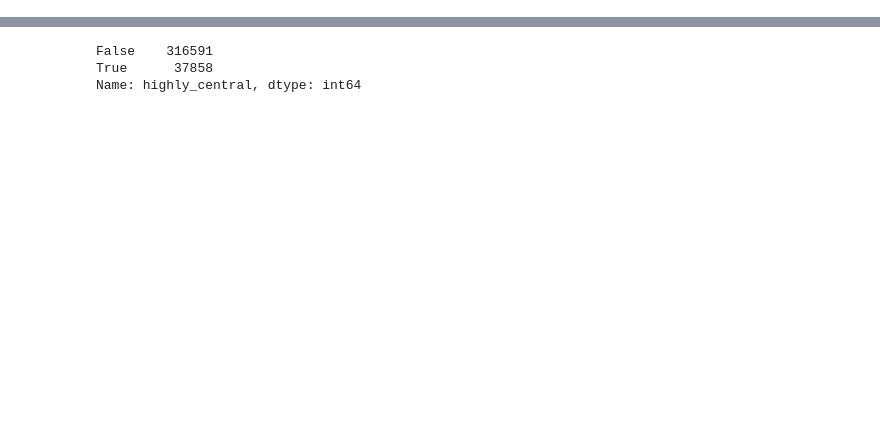
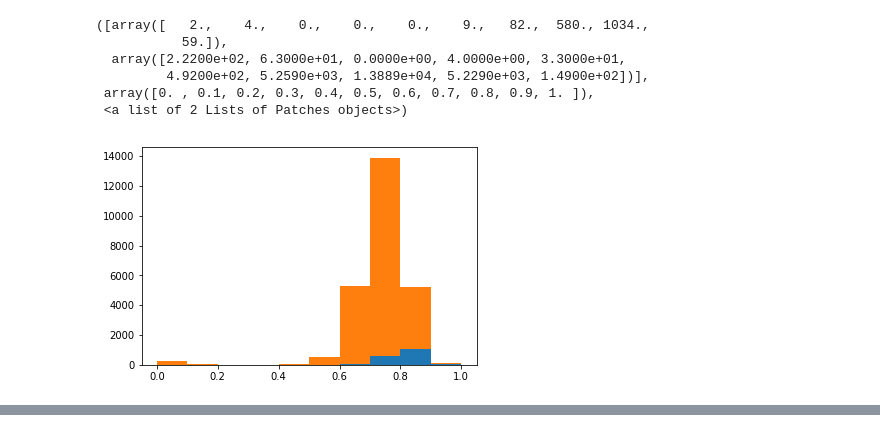
Before and after one commit to winobes/lasn, a Jupyter notebook: Stylistic Typicality.ipynb, the cells around one changed output, grey strips where cells are left out. Saved outputs shown, nothing was run; the diff lists cells and outputs as text; code cells hidden in the pictures; blank space fills up the shorter version.

```diff
--- a/Stylistic Typicality.ipynb
+++ b/Stylistic Typicality.ipynb
@@ -9,11 +9,10 @@ import pickle
 from tqdm import tqdm_notebook as tqdm
 
 tqdm().pandas()
+
+posts = wiki.load_posts()
+pairs = corpus.get_reply_pairs(posts)
+users = wiki.load_users(posts=posts)
+network = wiki.load_network(reply_pairs=pairs, recreate=False)
 # %% [output]
 [interactive output not drawn]
-# %%
-posts = wiki.load_posts()
-pairs = corpus.get_reply_pairs(posts)
-users = wiki.create_users(posts=posts)
-network = corpus.create_network(pairs)
-users = corpus.compute_centrality(users, network, normalize=True, overwrite=True)
@@ -33,3 +76,18 @@ print(len(df[~df.admin]))
+# %%
+%matplotlib inline
+from matplotlib import pyplot as plt
+x1 = [user.centrality for i, user in users[users.admin].iterrows()]
+x2 = [user.centrality for i, user in users[~users.admin].iterrows()]
+plt.figure()
+plt.hist([x1,x2], stacked=True)
+# %% [output]
+([array([   2.,    4.,    0.,    0.,    0.,    9.,   82.,  580., 1034.,
+           59.]),
+  array([2.2200e+02, 6.3000e+01, 0.0000e+00, 4.0000e+00, 3.3000e+01,
+         4.9200e+02, 5.2590e+03, 1.3889e+04, 5.2290e+03, 1.4900e+02])],
+ array([0. , 0.1, 0.2, 0.3, 0.4, 0.5, 0.6, 0.7, 0.8, 0.9, 1. ]),
+ <a list of 2 Lists of Patches objects>)
+[figure, added]
 # %%
 from collections import Counter
 def get_ngrams(n, tokens):
@@ -51,13 +109,5 @@ for c in tqdm(df[df.admin].pos_trigrams):
     trigram_counts_admin += c
 # %% [output]
 [interactive output not drawn]
-# %%
-threshold = users.centrality.mean() + users.centrality.std()
-df['highly_central'] = (df['centrality'] > threshold)
-df.highly_central.value_counts()
-# %% [output]
-False    316591
-True      37858
-Name: highly_central, dtype: int64
 # %%
 trigram_counts_central = Counter()
```
Also changed, not shown: parts of 28 cells of this notebook.
